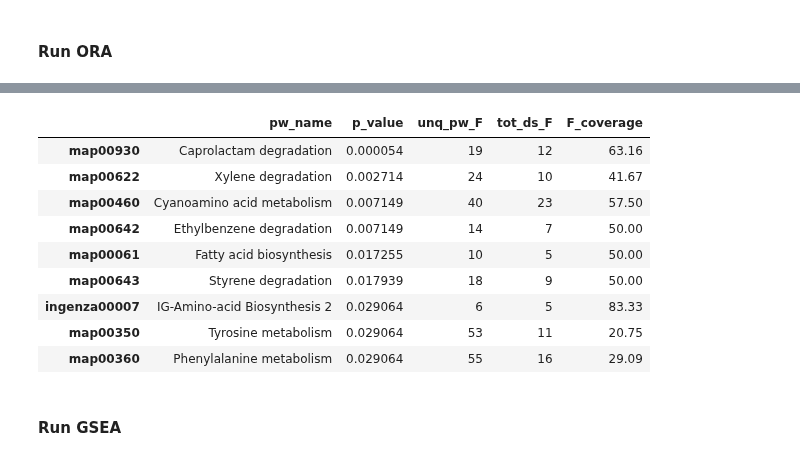
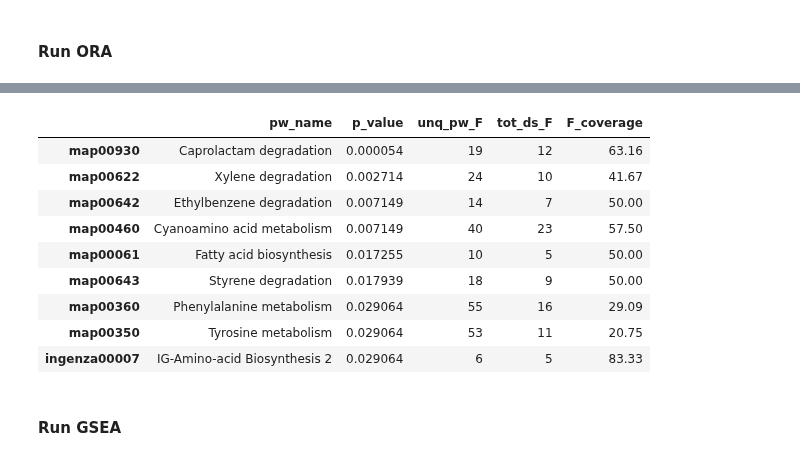
Before and after one commit to glasgowcompbio/PALS, a Jupyter notebook: notebooks/GSEA_test.ipynb, the cells around one changed output, grey strips where cells are left out. Saved outputs shown, nothing was run; the diff lists cells and outputs as text; code cells hidden in the pictures.

```diff
--- a/notebooks/GSEA_test.ipynb
+++ b/notebooks/GSEA_test.ipynb
@@ -52,11 +56,11 @@ ds_plasma = DataSource(int_df_plasma, annotation_df_plasma, experimental_design_
 significant_column = 'PiMP_KEGG Stage1/Control comb_p'
 pals_plage_weight = 5
 pals_hg_weight = 1
-pals_num_resamples = 1000
-pals_resample = True if pals_num_resamples > 0 else False
+num_resamples = 1000
+pals_resample = True if num_resamples > 0 else False
 case = 'Stage1'
 control = 'Control'
-N = 20
+N = None
 threshold = SIGNIFICANT_THRESHOLD
 # %% [markdown]
 #### Run PALS
@@ -121,7 +128,7 @@ _select_significant_entries(pals_df, significant_column, threshold, None)
 # %% [markdown]
 #### Run ORA
 # %%
-ora = ORA(ds_plasma)
+ora = ORA(ds_plasma, case=case, control=control)
 ora_df = ora.get_pathway_df()
 ora_df.sort_values(significant_column, inplace=True)
 # %% [output]
@@ -148,16 +155,16 @@ ora_df
 # %%
-_select_significant_entries(ora_df, significant_column, threshold, None)
+_select_significant_entries(ora_df, significant_column, threshold, N)
 # %% [output]
 |  | pw_name | p_value | unq_pw_F | tot_ds_F | F_coverage |
 | map00930 | Caprolactam degradation | 0.000054 | 19 | 12 | 63.16 |
 | map00622 | Xylene degradation | 0.002714 | 24 | 10 | 41.67 |
+| map00642 | Ethylbenzene degradation | 0.007149 | 14 | 7 | 50.00 |
 | map00460 | Cyanoamino acid metabolism | 0.007149 | 40 | 23 | 57.50 |
-| map00642 | Ethylbenzene degradation | 0.007149 | 14 | 7 | 50.00 |
 | map00061 | Fatty acid biosynthesis | 0.017255 | 10 | 5 | 50.00 |
 | map00643 | Styrene degradation | 0.017939 | 18 | 9 | 50.00 |
+| map00360 | Phenylalanine metabolism | 0.029064 | 55 | 16 | 29.09 |
+| map00350 | Tyrosine metabolism | 0.029064 | 53 | 11 | 20.75 |
 | ingenza00007 | IG-Amino-acid Biosynthesis 2 | 0.029064 | 6 | 5 | 83.33 |
-| map00350 | Tyrosine metabolism | 0.029064 | 53 | 11 | 20.75 |
-| map00360 | Phenylalanine metabolism | 0.029064 | 55 | 16 | 29.09 |
 # %% [markdown]
 #### Run GSEA
 # %%
```
Also changed, not shown: parts of 15 cells of this notebook, 8 other files.
